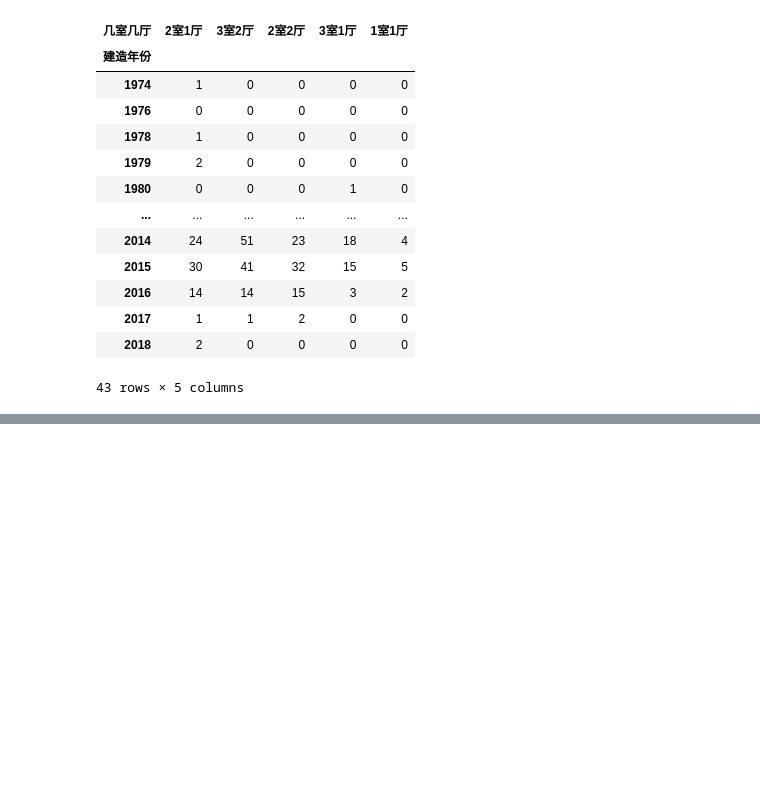
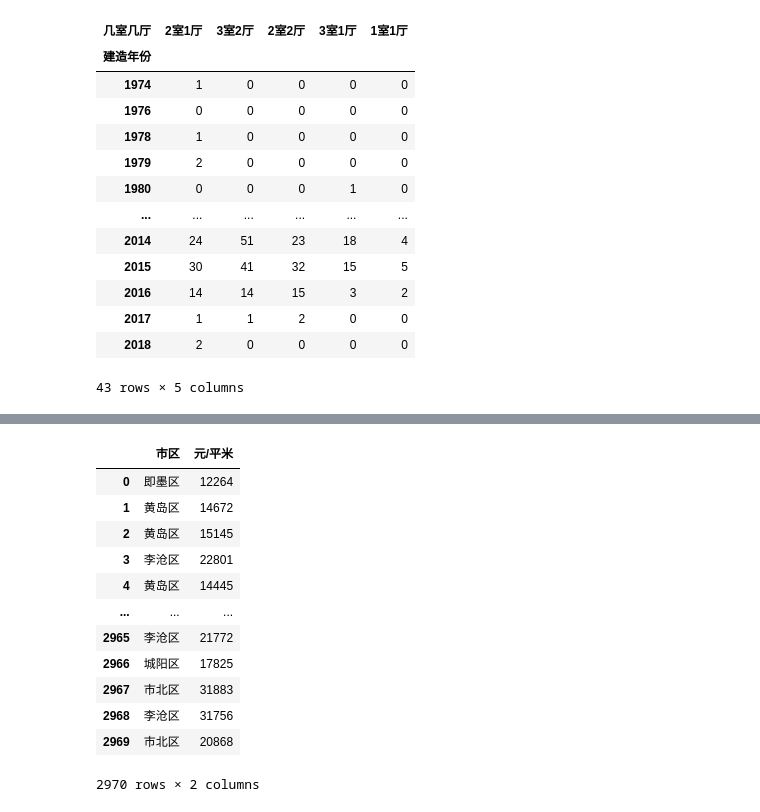
Before and after one commit to ffflora/city-in-data-science-qingdao, a Jupyter notebook: data-cleaning.ipynb, the cells around one changed output, grey strips where cells are left out. Drawn from its saved outputs; the diff is of its cells as text; code cells hidden in the pictures; blank space fills up the shorter version.

```diff
--- a/data-cleaning.ipynb
+++ b/data-cleaning.ipynb
@@ -510,0 +580,18 @@ plt.show()
+# %%
+dist_price = pd.DataFrame([new_data['市区'],new_data['元/平米']]).T
+dist_price['元/平米'] = pd.to_numeric(dist_price['元/平米'])
+dist_price
+# %% [output]
+|  | 市区 | 元/平米 |
+| 0 | 即墨区 | 12264 |
+| 1 | 黄岛区 | 14672 |
+| 2 | 黄岛区 | 15145 |
+| 3 | 李沧区 | 22801 |
+| 4 | 黄岛区 | 14445 |
+| ... | ... | ... |
+| 2965 | 李沧区 | 21772 |
+| 2966 | 城阳区 | 17825 |
+| 2967 | 市北区 | 31883 |
+| 2968 | 李沧区 | 31756 |
+| 2969 | 市北区 | 20868 |
+2970 rows × 2 columns
```
Also changed, not shown: parts of 15 cells of this notebook, 8 other files.
